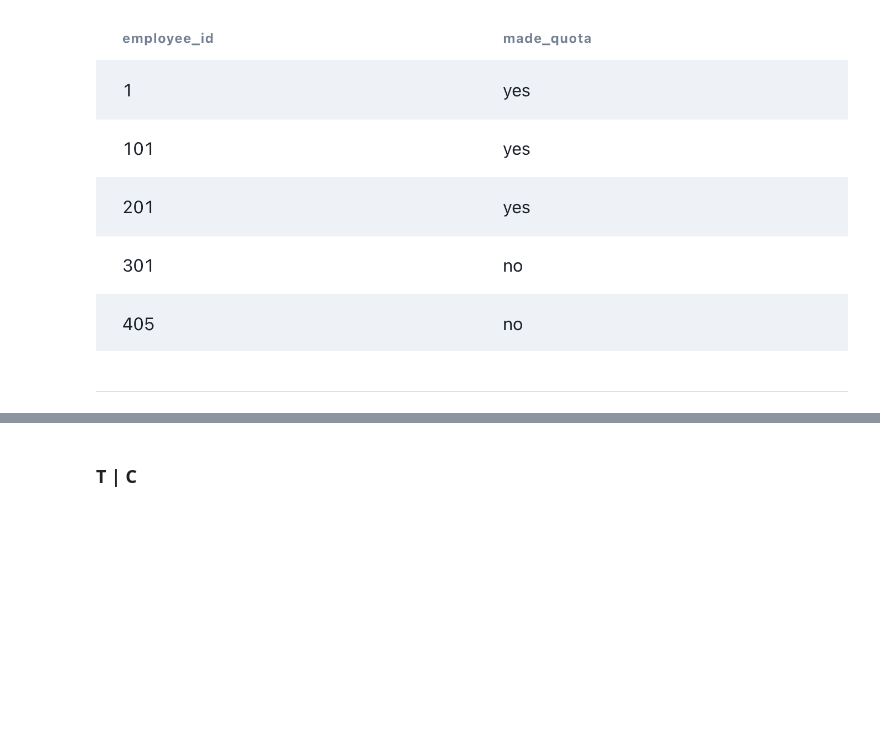
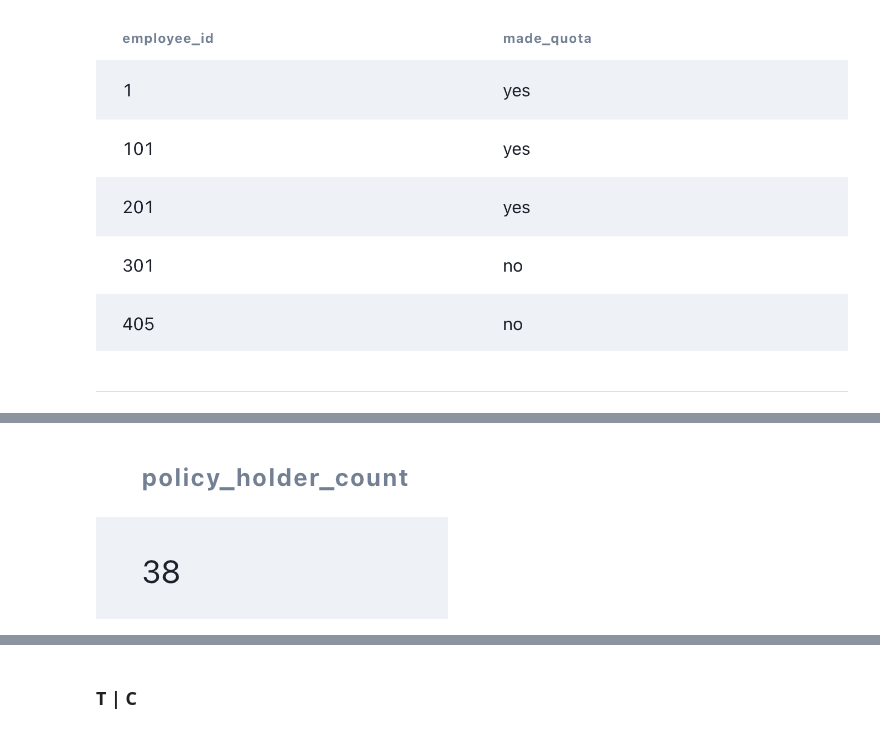
Before and after one commit to A-C-Sai/working-with-data, a Jupyter notebook: interview-prep/datalemur/sql.ipynb, the cells around one changed output, grey strips where cells are left out. Saved outputs shown, nothing was run; the diff lists cells and outputs as text; code cells hidden in the pictures; blank space fills up the shorter version.

```diff
--- a/interview-prep/datalemur/sql.ipynb
+++ b/interview-prep/datalemur/sql.ipynb
@@ -443,0 +467,4 @@ Image(filename='./resources/14.png')
+# %%
+Image(filename='./resources/17.png')
+# %% [output]
+[figure, added]
```
Also changed, not shown: parts of 20 cells of this notebook, 4 other files.
